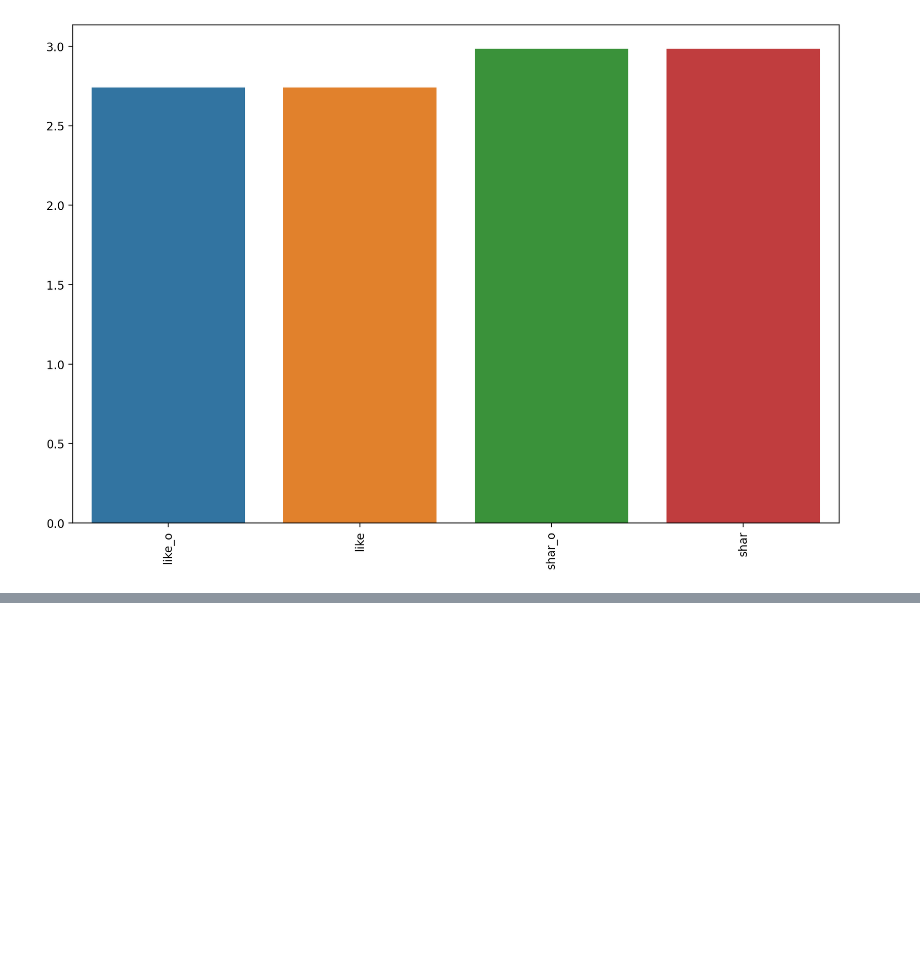
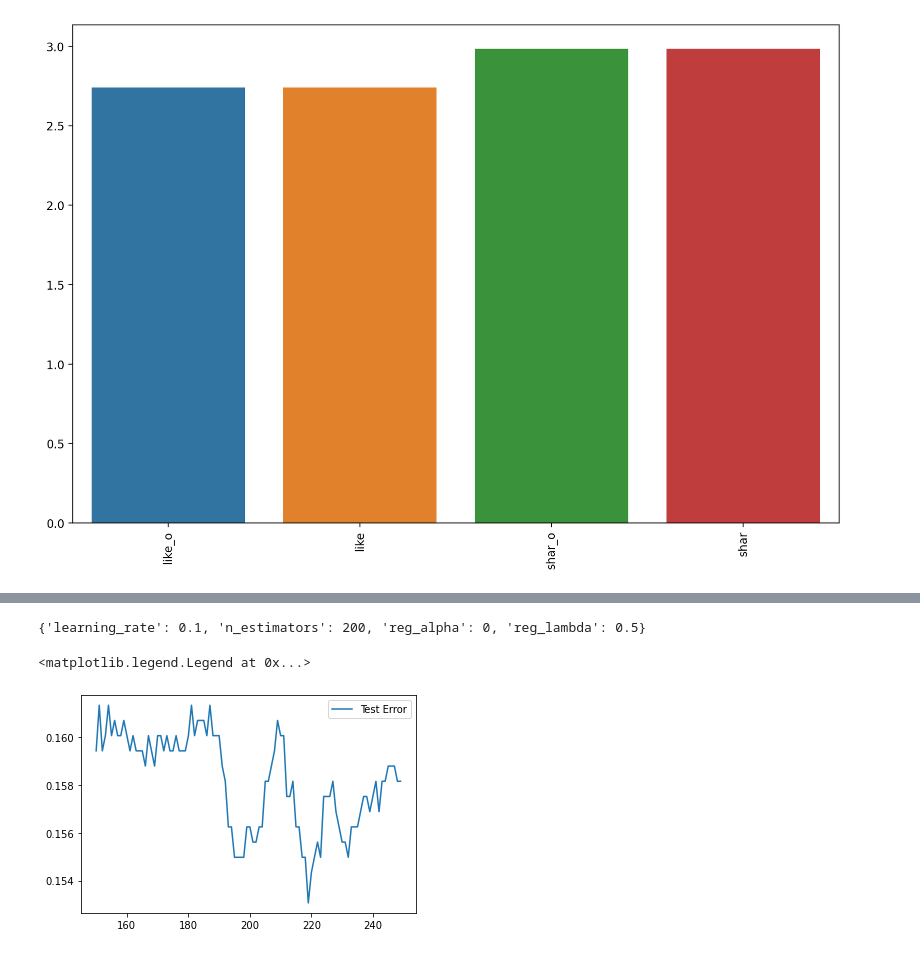
Before and after one commit to cwolf8/Data-in-Dating, a Jupyter notebook: Gale Shapley Main.ipynb, the cells around one changed output, grey strips where cells are left out. Saved outputs shown, nothing was run; the diff lists cells and outputs as text; code cells hidden in the pictures; blank space fills up the shorter version.

```diff
--- a/Gale Shapley Main.ipynb
+++ b/Gale Shapley Main.ipynb
@@ -508,7 +503,7 @@ for col in ['attr','sinc','intel','fun','amb']:
 for col in ['attr_o','sinc_o','intel_o','fun_o','amb_o']:
     for iid in dff7['iid'].unique():
         if dff7.loc[dff7[dff7['iid']==iid].index,col].isnull().any():
-            dff7.loc[dff7[dff7['iid']==iid].index,col]=dff7.loc[dff7[dff7['iid']==iid].index,col].fillna(dff7.loc[dff7[dff7['iid']==iid].index,col].mean())
+            dff7.loc[dff7[dff7['iid']==iid].index,col]=dff7.loc[dff7[dff7['iid']==iid].index,col].fillna(dff7.groupby('iid').mean()[col][iid])
 # %%
 plt.figure(figsize=(12,8),dpi=200)
 sns.barplot(x=percent_missing(dff7).index,y=percent_missing(dff7))
@@ -892,0 +767,12 @@ As with the first algorithm, matching based on like seems to do best, followed b
+# %%
+X=X.drop([ col for col in X.columns if 'from_' in col],axis=1)
+
+y = dff8['dec']
+
+X_train, X_test, y_train, y_test = train_test_split(X, y, test_size=0.2, random_state=101)
+# %%
+xgb_model=xgb.XGBClassifier()
+
+param_grid = {'n_estimators':[50,100,200],'learning_rate':[.1,.3,.5], 'reg_alpha':[0,.01,.05], 'reg_lambda':[.5,1,5]}
+
+grid = GridSearchCV(xgb_model,param_grid)
@@ -892,0 +797,22 @@ As with the first algorithm, matching based on like seems to do best, followed b
+# %%
+grid.best_params_
+# %% [output]
+{'learning_rate': 0.1, 'n_estimators': 200, 'reg_alpha': 0, 'reg_lambda': 0.5}
+# %%
+test_error = []
+
+for n in range(150,250):
+    # Use n random trees
+    xgb_model = xgb.XGBClassifier(n_estimators= n, learning_rate=.1, reg_alpha= 0, reg_lambda= 0.5)
+    xgb_model.fit(X_train,y_train)
+    test_preds = xgb_model.predict(X_test)
+    test_error.append(1-accuracy_score(test_preds,y_test))
+
+
+
+
+plt.plot(range(150,250),test_error,label='Test Error')
+plt.legend()
+# %% [output]
+<matplotlib.legend.Legend at 0x...>
+[figure, added]
```
Also changed, not shown: parts of 126 cells of this notebook.
